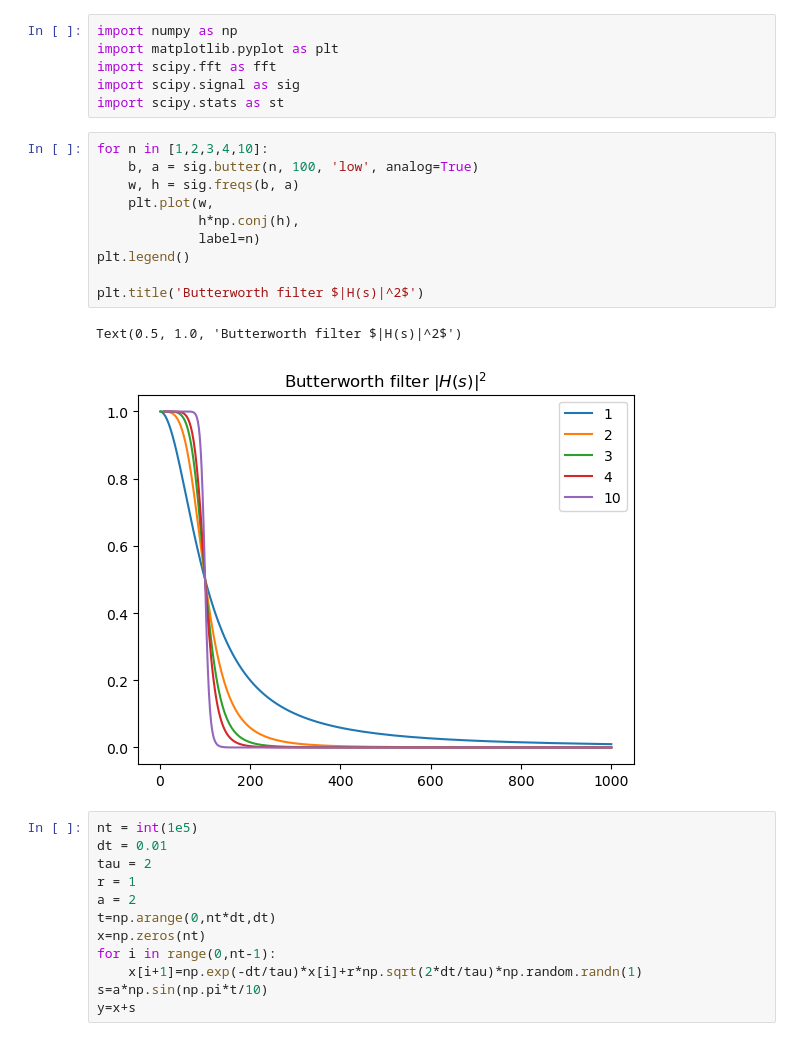
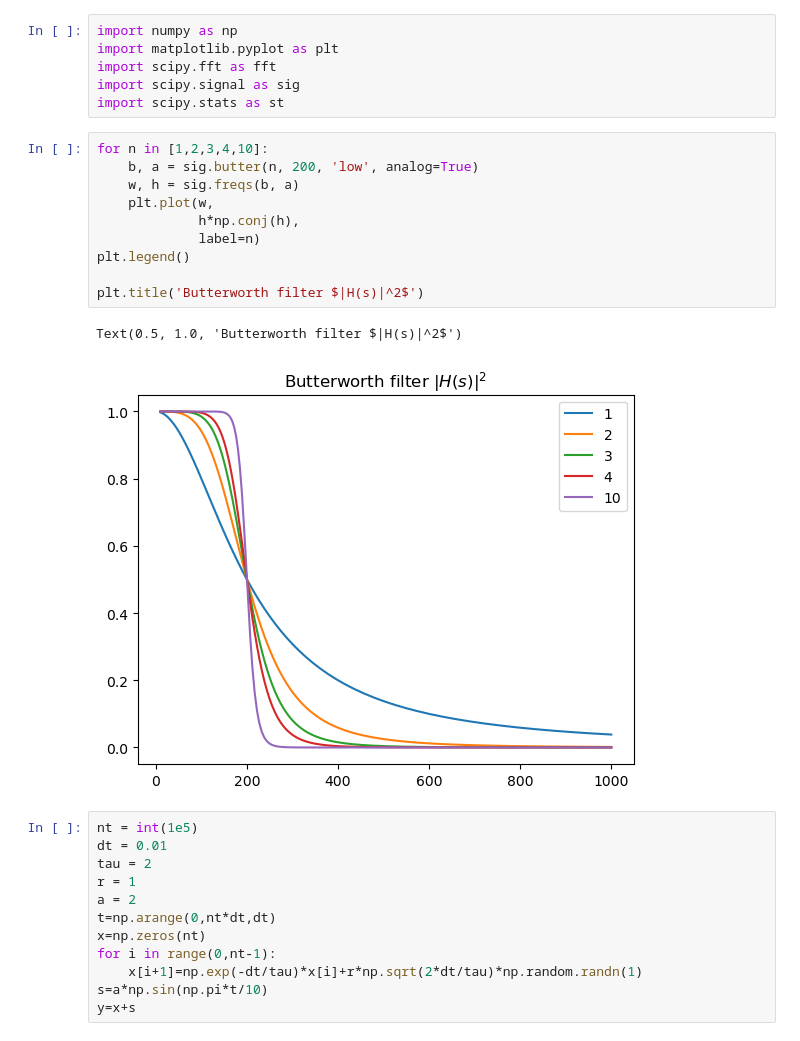
Before and after one commit to rfajber/ResearchMethodsCourse, a Jupyter notebook: notes/3.5_Extra.ipynb, the cells around one changed output. Drawn from its saved outputs; the diff is of its cells as text.

```diff
--- a/notes/3.5_Extra.ipynb
+++ b/notes/3.5_Extra.ipynb
@@ -6,17 +6,17 @@ import scipy.signal as sig
 import scipy.stats as st
 # %%
 for n in [1,2,3,4,10]:
-    b, a = sig.butter(n, 100, 'low', analog=True)
+    b, a = sig.butter(n, 200, 'low', analog=True)
     w, h = sig.freqs(b, a)
     plt.plot(w,
              h*np.conj(h),
              label=n)
 plt.legend()
 
 plt.title('Butterworth filter $|H(s)|^2$')
 # %% [output]
 Text(0.5, 1.0, 'Butterworth filter $|H(s)|^2$')
-[figure, old version]
+[figure, new version]
 # %%
 nt = int(1e5)
 dt = 0.01
```
Also changed, not shown: parts of 6 cells of this notebook, 32 other files.
